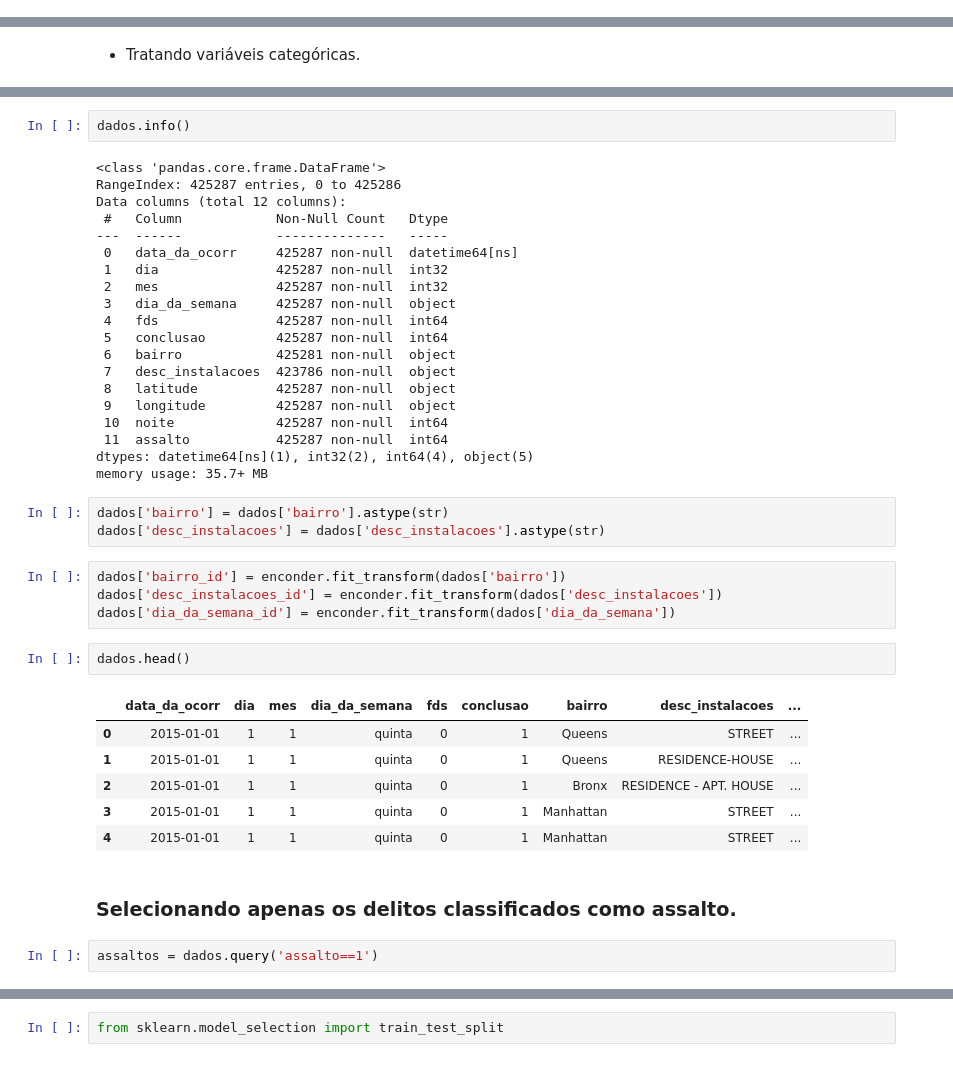
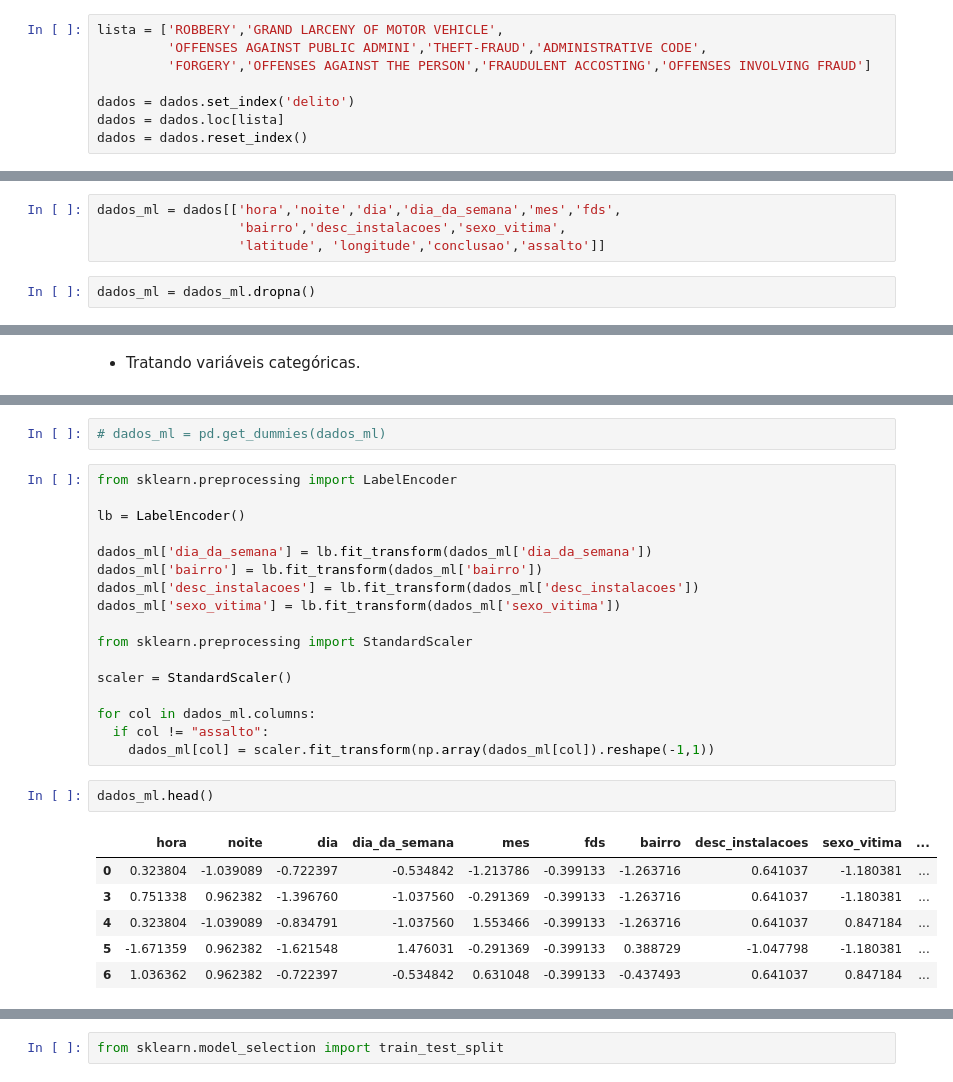
Before and after one commit to robertferro/delitos_ny_2020, a Jupyter notebook: modelo_classificacao_assalto.ipynb, the cells around one changed output, grey strips where cells are left out. Cells and saved outputs as stored; diff of their text form.

```diff
--- a/modelo_classificacao_assalto.ipynb
+++ b/modelo_classificacao_assalto.ipynb
@@ -307,0 +65,8 @@ Name: assalto, dtype: int64
+# %%
+lista = ['ROBBERY','GRAND LARCENY OF MOTOR VEHICLE',
+         'OFFENSES AGAINST PUBLIC ADMINI','THEFT-FRAUD','ADMINISTRATIVE CODE',
+         'FORGERY','OFFENSES AGAINST THE PERSON','FRAUDULENT ACCOSTING','OFFENSES INVOLVING FRAUD']
+
+dados = dados.set_index('delito')
+dados = dados.loc[lista]
+dados = dados.reset_index()
@@ -307,0 +81,6 @@ Name: assalto, dtype: int64
+# %%
+dados_ml = dados[['hora','noite','dia','dia_da_semana','mes','fds',
+                  'bairro','desc_instalacoes','sexo_vitima',
+                  'latitude', 'longitude','conclusao','assalto']]
+# %%
+dados_ml = dados_ml.dropna()
@@ -314,42 +119,28 @@ enconder = LabelEncoder()
-# %%
-dados.info()
-# %% [output]
-<class 'pandas.core.frame.DataFrame'>
-RangeIndex: 425287 entries, 0 to 425286
-Data columns (total 12 columns):
- #   Column            Non-Null Count   Dtype
----  ------            --------------   -----
- 0   data_da_ocorr     425287 non-null  datetime64[ns]
- 1   dia               425287 non-null  int32
- 2   mes               425287 non-null  int32
- 3   dia_da_semana     425287 non-null  object
- 4   fds               425287 non-null  int64
- 5   conclusao         425287 non-null  int64
- 6   bairro            425281 non-null  object
- 7   desc_instalacoes  423786 non-null  object
- 8   latitude          425287 non-null  object
- 9   longitude         425287 non-null  object
- 10  noite             425287 non-null  int64
- 11  assalto           425287 non-null  int64
-dtypes: datetime64[ns](1), int32(2), int64(4), object(5)
-memory usage: 35.7+ MB
-# %%
-dados['bairro'] = dados['bairro'].astype(str)
-dados['desc_instalacoes'] = dados['desc_instalacoes'].astype(str)
-# %%
-dados['bairro_id'] = enconder.fit_transform(dados['bairro'])
-dados['desc_instalacoes_id'] = enconder.fit_transform(dados['desc_instalacoes'])
-dados['dia_da_semana_id'] = enconder.fit_transform(dados['dia_da_semana'])
+# %%
+# dados_ml = pd.get_dummies(dados_ml)
+# %%
+from sklearn.preprocessing import LabelEncoder
+
+lb = LabelEncoder()
+
+dados_ml['dia_da_semana'] = lb.fit_transform(dados_ml['dia_da_semana'])
+dados_ml['bairro'] = lb.fit_transform(dados_ml['bairro'])
+dados_ml['desc_instalacoes'] = lb.fit_transform(dados_ml['desc_instalacoes'])
+dados_ml['sexo_vitima'] = lb.fit_transform(dados_ml['sexo_vitima'])
+
+from sklearn.preprocessing import StandardScaler
+
+scaler = StandardScaler()
+
+for col in dados_ml.columns:
+  if col != "assalto":
+    dados_ml[col] = scaler.fit_transform(np.array(dados_ml[col]).reshape(-1,1))
 # %%
-dados.head()
+dados_ml.head()
 # %% [output]
-|  | data_da_ocorr | dia | mes | dia_da_semana | fds | conclusao | bairro | desc_instalacoes | ... |
-| 0 | 2015-01-01 | 1 | 1 | quinta | 0 | 1 | Queens | STREET | ... |
-| 1 | 2015-01-01 | 1 | 1 | quinta | 0 | 1 | Queens | RESIDENCE-HOUSE | ... |
-| 2 | 2015-01-01 | 1 | 1 | quinta | 0 | 1 | Bronx | RESIDENCE - APT. HOUSE | ... |
-| 3 | 2015-01-01 | 1 | 1 | quinta | 0 | 1 | Manhattan | STREET | ... |
-| 4 | 2015-01-01 | 1 | 1 | quinta | 0 | 1 | Manhattan | STREET | ... |
+|  | hora | noite | dia | dia_da_semana | mes | fds | bairro | desc_instalacoes | sexo_vitima | ... |
+| 0 | 0.323804 | -1.039089 | -0.722397 | -0.534842 | -1.213786 | -0.399133 | -1.263716 | 0.641037 | -1.180381 | ... |
+| 3 | 0.751338 | 0.962382 | -1.396760 | -1.037560 | -0.291369 | -0.399133 | -1.263716 | 0.641037 | -1.180381 | ... |
+| 4 | 0.323804 | -1.039089 | -0.834791 | -1.037560 | 1.553466 | -0.399133 | -1.263716 | 0.641037 | 0.847184 | ... |
+| 5 | -1.671359 | 0.962382 | -1.621548 | 1.476031 | -0.291369 | -0.399133 | 0.388729 | -1.047798 | -1.180381 | ... |
+| 6 | 1.036362 | 0.962382 | -0.722397 | -0.534842 | 0.631048 | -0.399133 | -0.437493 | 0.641037 | 0.847184 | ... |
-# %% [markdown]
-### Selecionando apenas os delitos classificados como assalto.
-# %%
-assaltos = dados.query('assalto==1')
```
Also changed, not shown: parts of 114 cells of this notebook, 1 other file.
